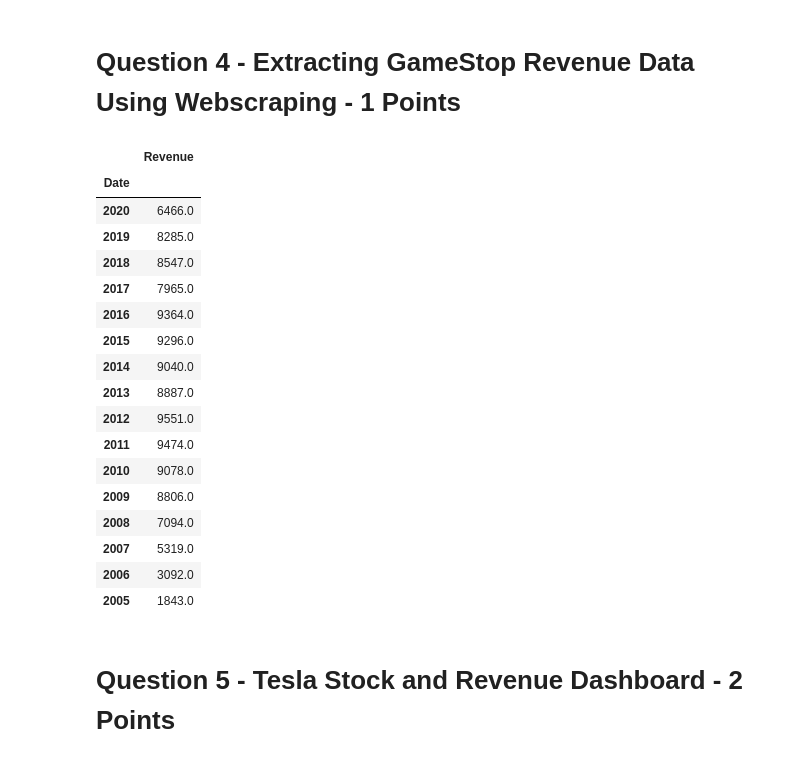
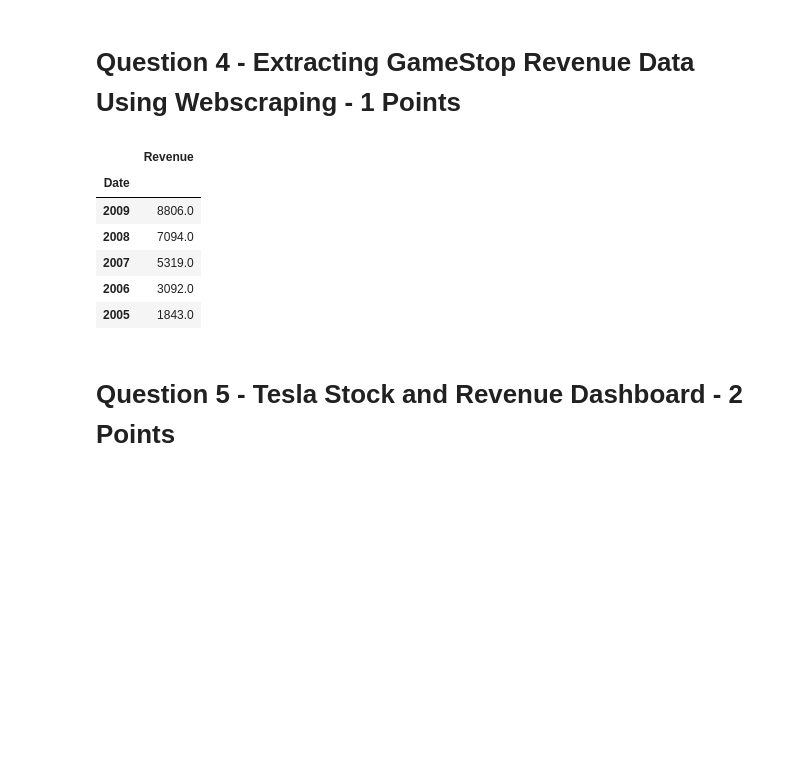
Before and after one commit to trndk/python-project-data-science, a Jupyter notebook: TSLA_GME.ipynb, the cells around one changed output. Saved outputs shown, nothing was run; the diff lists cells and outputs as text; code cells hidden in the pictures; blank space fills up the shorter version.

```diff
--- a/TSLA_GME.ipynb
+++ b/TSLA_GME.ipynb
@@ -82,21 +60,10 @@ gme_revenue["Revenue"] = gme_revenue["GameStop Annual Revenue(Millions of US $).
 gme_revenue["Revenue"] = gme_revenue["Revenue"].astype(float)
 gme_revenue = gme_revenue.drop(["GameStop Annual Revenue(Millions of US $)", "GameStop Annual Revenue(Millions of US $).1"], axis=1)
 # %%
-gme_revenue
+gme_revenue.tail(5)
 # %% [output]
 |  | Revenue |
 | Date |  |
-| 2020 | 6466.0 |
-| 2019 | 8285.0 |
-| 2018 | 8547.0 |
-| 2017 | 7965.0 |
-| 2016 | 9364.0 |
-| 2015 | 9296.0 |
-| 2014 | 9040.0 |
-| 2013 | 8887.0 |
-| 2012 | 9551.0 |
-| 2011 | 9474.0 |
-| 2010 | 9078.0 |
 | 2009 | 8806.0 |
 | 2008 | 7094.0 |
 | 2007 | 5319.0 |
```
Also changed, not shown: parts of 4 cells of this notebook.
